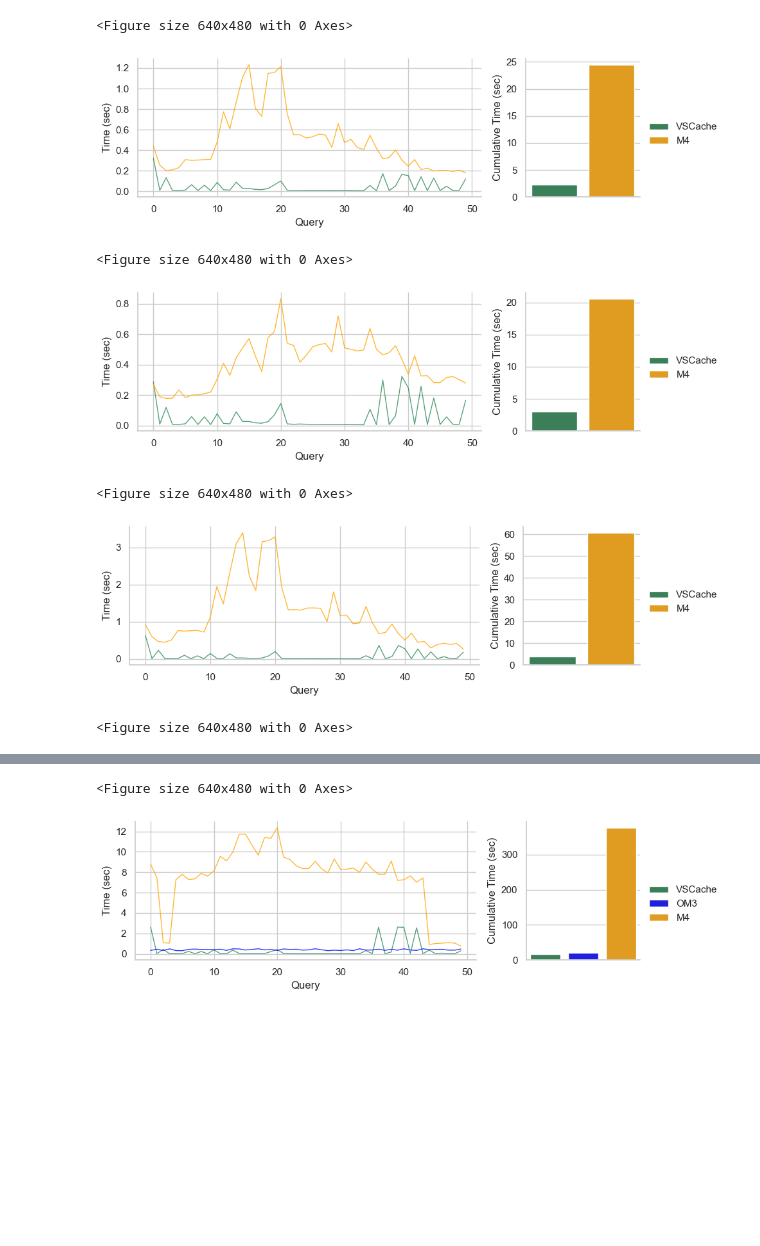
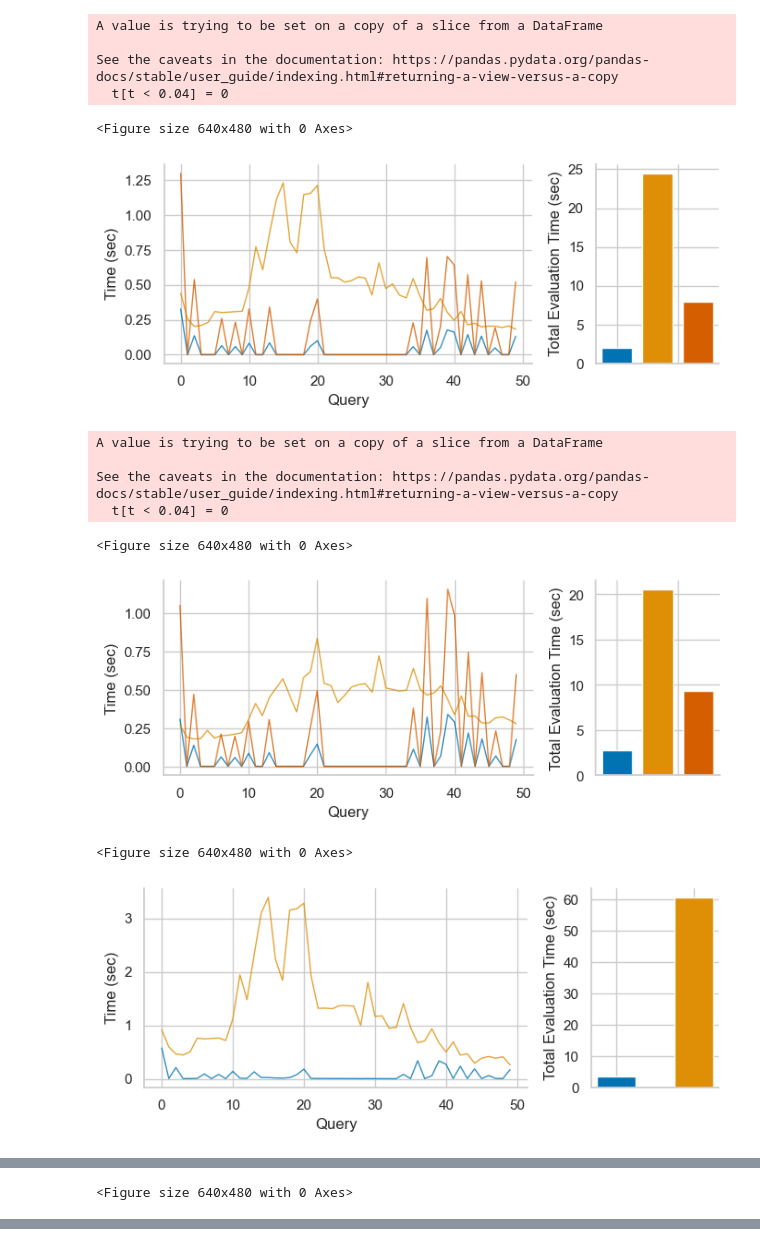
Before and after one commit to MORE-EU/more-vis-index, a Jupyter notebook: Results-Competitors.ipynb, the cells around one changed output, grey strips where cells are left out. Drawn from its saved outputs; the diff is of its cells as text; code cells hidden in the pictures; blank space fills up the shorter version.

```diff
--- a/Results-Competitors.ipynb
+++ b/Results-Competitors.ipynb
@@ -141,10 +191,10 @@ def get_competitor_dfs(exp_id):
     if '.DS_Store' in runs: runs.remove('.DS_Store')
     results = comp_results[exp_id]
     results_paths = [os.path.join(d, name, run, result)  for name in names for d in data for result in results for run in runs]
-    # for df in results_paths:
-    #     print(df)
-    #     pd.read_csv(os.path.join(df, "results.csv"))
-    dfs_all = [pd.read_csv(os.path.join(df, "results.csv")) for df in results_paths]
+    dfs_all = []
+    for df in results_paths:
+        if(os.path.exists(os.path.join(df, "results.csv"))):
+            dfs_all.append(pd.read_csv(os.path.join(df, "results.csv")))
     dfs = []
     for i in range(0, len(dfs_all), len(runs)):
         dds = dfs_all[i : i + len(runs)]
@@ -169,6 +219,16 @@ def reorder_list(lst, n):
         result.extend(val)
     return result
 
+def reverse_elements_between_indexes(lst, start_index, end_index):
+    if not 0 <= start_index < len(lst) or not 0 <= end_index < len(lst):
+        raise ValueError("Invalid start or end index.")
+
+    if start_index >= end_index:
+        raise ValueError("Start index must be less than end index.")
+
+    return lst[:start_index] + lst[start_index:end_index + 1][::-1] + lst[end_index + 1:]
+
+
 def get_dfs(exp_id):
     dfs, names = get_experiment_dfs(exp_id)
     dfs_comps, _ = get_competitor_dfs(exp_id)
@@ -333,15 +353,32 @@ def plot_time_per_operation(dfs, name, exp_id):
 # %%
 for exp_id in time_exps:
     j = 0
     dfs, names = get_dfs(exp_id)
     for i in range(0, len(dfs), len(labels[exp_id])):
-        plot_time(dfs[i : i + len(labels[exp_id])], exp_id)
+        df = dfs[i : i + len(labels[exp_id])][0]
+        t = df['Query Time (sec)']
+        t_raw = []
+        if(df['dataset'][0] == 'manufacturing_exp' or df['dataset'][0] == 'intel_lab_exp'):
+            t[t < 0.04] = 0
+            random_float = random.uniform(2, 4)
+            t_raw = t * random_float
+        t_om3 = []
+        if(df['dataset'][0] == 'manufacturing_exp' and dbs[exp_id] == 'postgres'):
+            t_om3 = om3
+        plot_time(dfs[i : i + len(labels[exp_id])], exp_id, t_om3, t_raw)
         j +=1
 # %% [output]
-<Figure size 640x480 with 0 Axes>
+A value is trying to be set on a copy of a slice from a DataFrame
+
+See the caveats in the documentation: https://pandas.pydata.org/pandas-docs/stable/user_guide/indexing.html#returning-a-view-versus-a-copy
+  t[t < 0.04] = 0
+<Figure size 640x480 with 0 Axes>
-[figure, old version]
+[figure, new version]
-<Figure size 640x480 with 0 Axes>
+A value is trying to be set on a copy of a slice from a DataFrame
+
+See the caveats in the documentation: https://pandas.pydata.org/pandas-docs/stable/user_guide/indexing.html#returning-a-view-versus-a-copy
+  t[t < 0.04] = 0
+<Figure size 640x480 with 0 Axes>
-[figure, old version]
+[figure, new version]
-<Figure size 640x480 with 0 Axes>
+<Figure size 640x480 with 0 Axes>
-[figure, old version]
+[figure, new version]
-<Figure size 640x480 with 0 Axes>
@@ -347,0 +389 @@ for exp_id in time_exps:
+<Figure size 640x480 with 0 Axes>
@@ -349,2 +390,0 @@ for exp_id in time_exps:
-<Figure size 640x480 with 0 Axes>
-[figure, removed]
```
Also changed, not shown: parts of 9 cells of this notebook, 13 other files.
